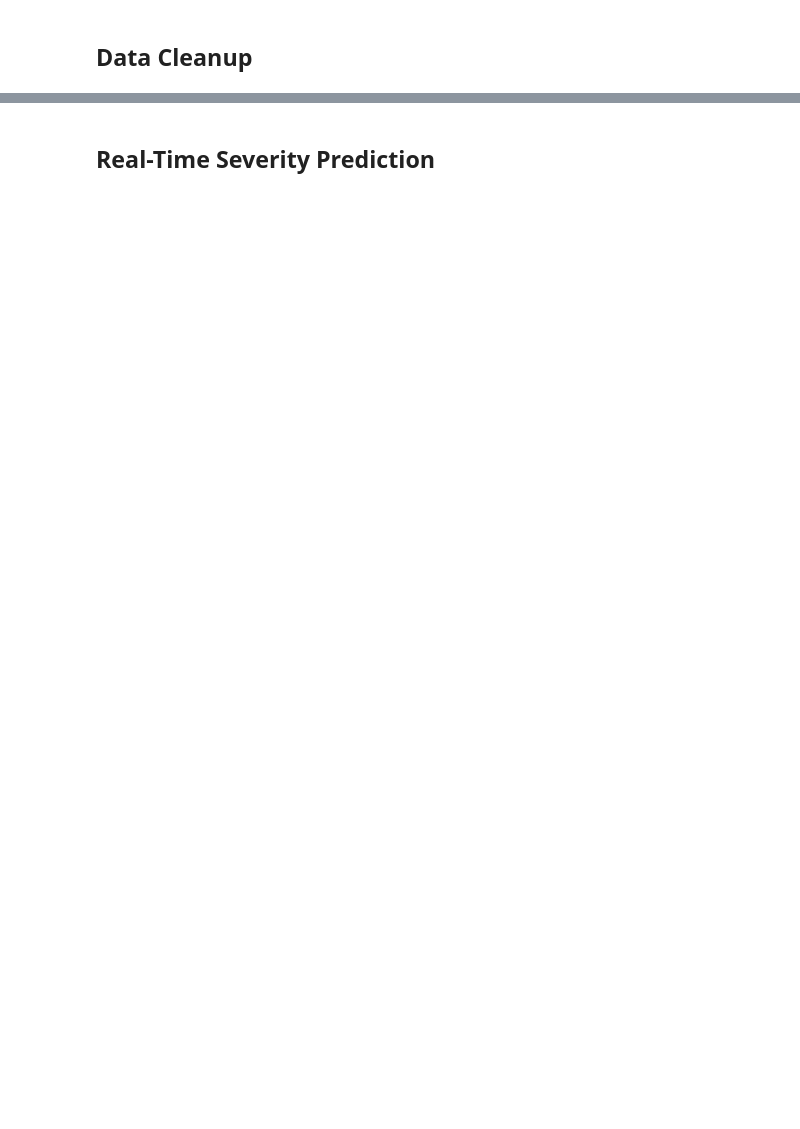
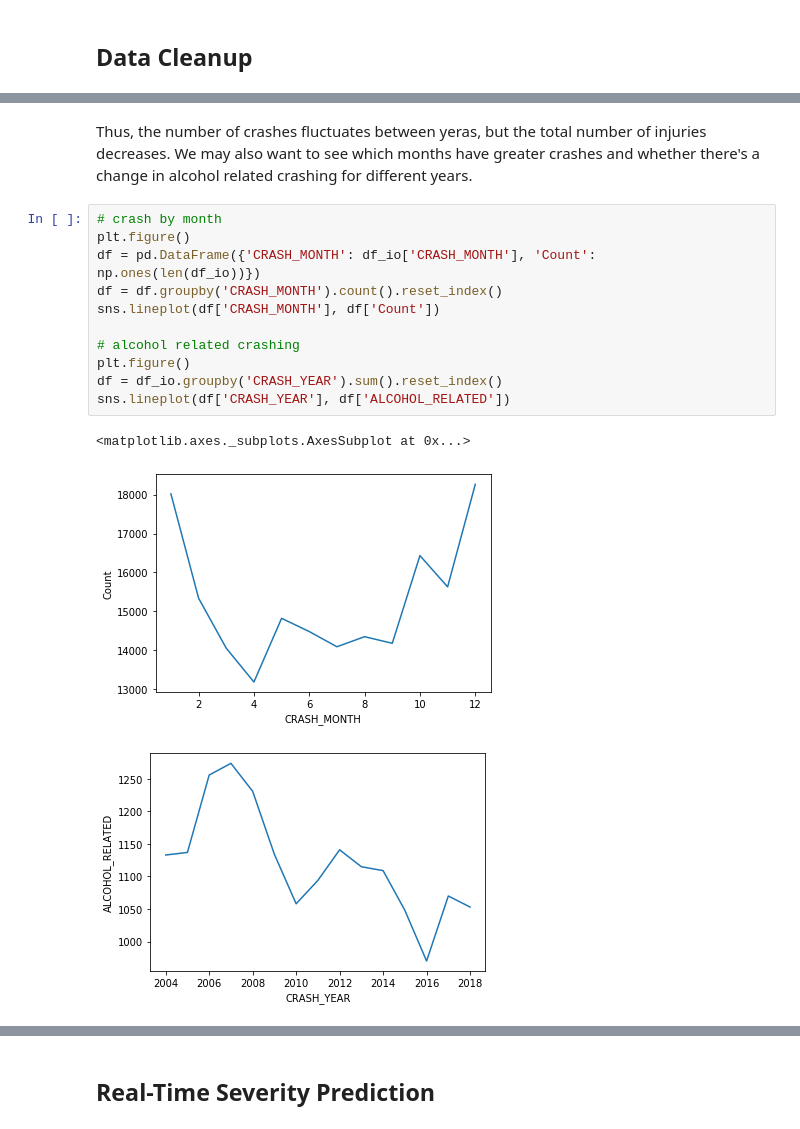
Before and after one commit to NasirNabi75/15688-Final-Project, a Jupyter notebook: code.ipynb, the cells around one changed output, grey strips where cells are left out. Drawn from its saved outputs; the diff is of its cells as text; blank space fills up the shorter version.

```diff
--- a/code.ipynb
+++ b/code.ipynb
@@ -733,0 +136,17 @@ Accuracy:  0.9872846025569761
+# %% [markdown]
+Thus, the number of crashes fluctuates between yeras, but the total number of injuries decreases. We may also want to see which months have greater crashes and whether there's a change in alcohol related crashing for different years.
+# %%
+# crash by month
+plt.figure()
+df = pd.DataFrame({'CRASH_MONTH': df_io['CRASH_MONTH'], 'Count': np.ones(len(df_io))})
+df = df.groupby('CRASH_MONTH').count().reset_index()
+sns.lineplot(df['CRASH_MONTH'], df['Count'])
+
+# alcohol related crashing
+plt.figure()
+df = df_io.groupby('CRASH_YEAR').sum().reset_index()
+sns.lineplot(df['CRASH_YEAR'], df['ALCOHOL_RELATED'])
+# %% [output]
+<matplotlib.axes._subplots.AxesSubplot at 0x...>
+[figure, added]
+[figure, added]
```
Also changed, not shown: parts of 47 cells of this notebook.
